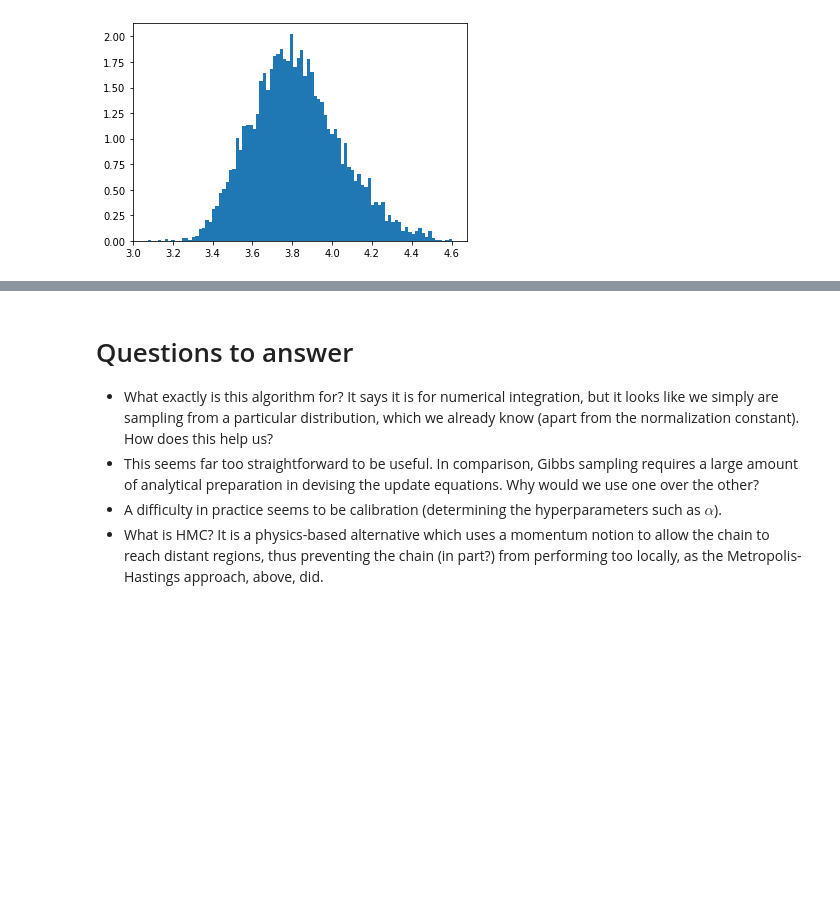
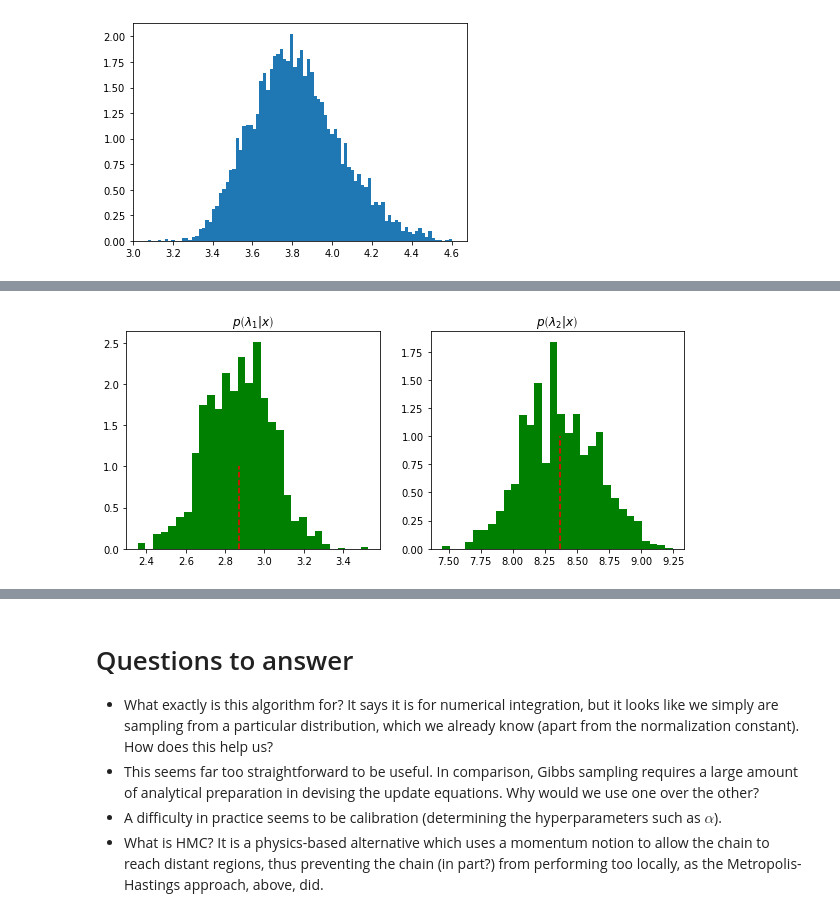
Before and after one commit to StanleyTuz/bayesian-ml, a Jupyter notebook: metropolis-hastings/notes.ipynb, the cells around one changed output, grey strips where cells are left out. Saved outputs shown, nothing was run; the diff lists cells and outputs as text; code cells hidden in the pictures; blank space fills up the shorter version.

```diff
--- a/metropolis-hastings/notes.ipynb
+++ b/metropolis-hastings/notes.ipynb
@@ -97,0 +211,13 @@ plt.hist(trace,bins=90, density=True);
+# %%
+fig, ax = plt.subplots(nrows=1, ncols=2, figsize=(10,4))
+est = np.mean(trace[burn_in:,:], axis=0)
+
+ax[0].hist(trace[burn_in:,0], bins=30, color='g', density=True)
+ax[0].set_title(r"$p\left(\lambda_1|x\right)$")
+ax[0].vlines(x=est[0], ymin=0, ymax=1, color='r', ls='--')
+ax[1].hist(trace[burn_in:,1], bins=30, color='g', density=True)
+ax[1].set_title(r"$p\left(\lambda_2|x\right)$")
+ax[1].vlines(x=est[1], ymin=0, ymax=1, color='r', ls='--')
+plt.show()
+# %% [output]
+[figure, added]
```
Also changed, not shown: parts of 17 cells of this notebook, 1 other file.
